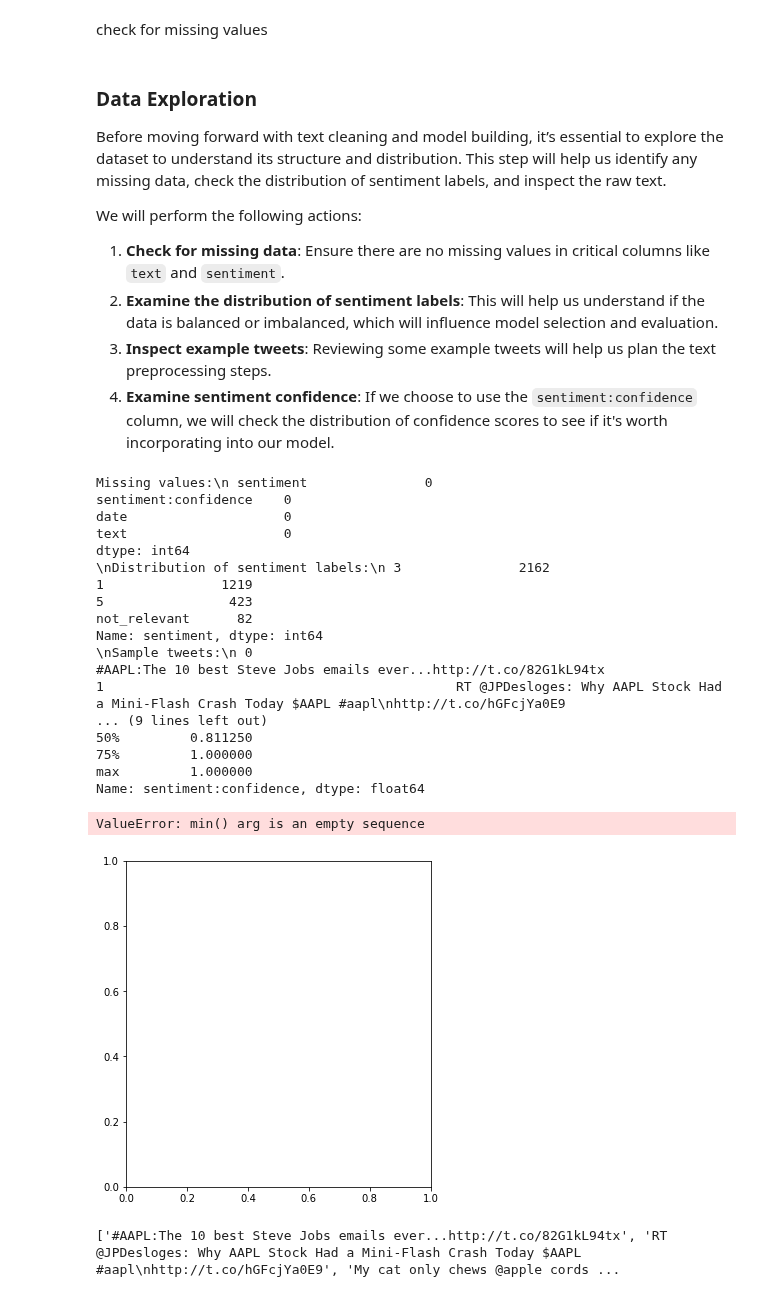
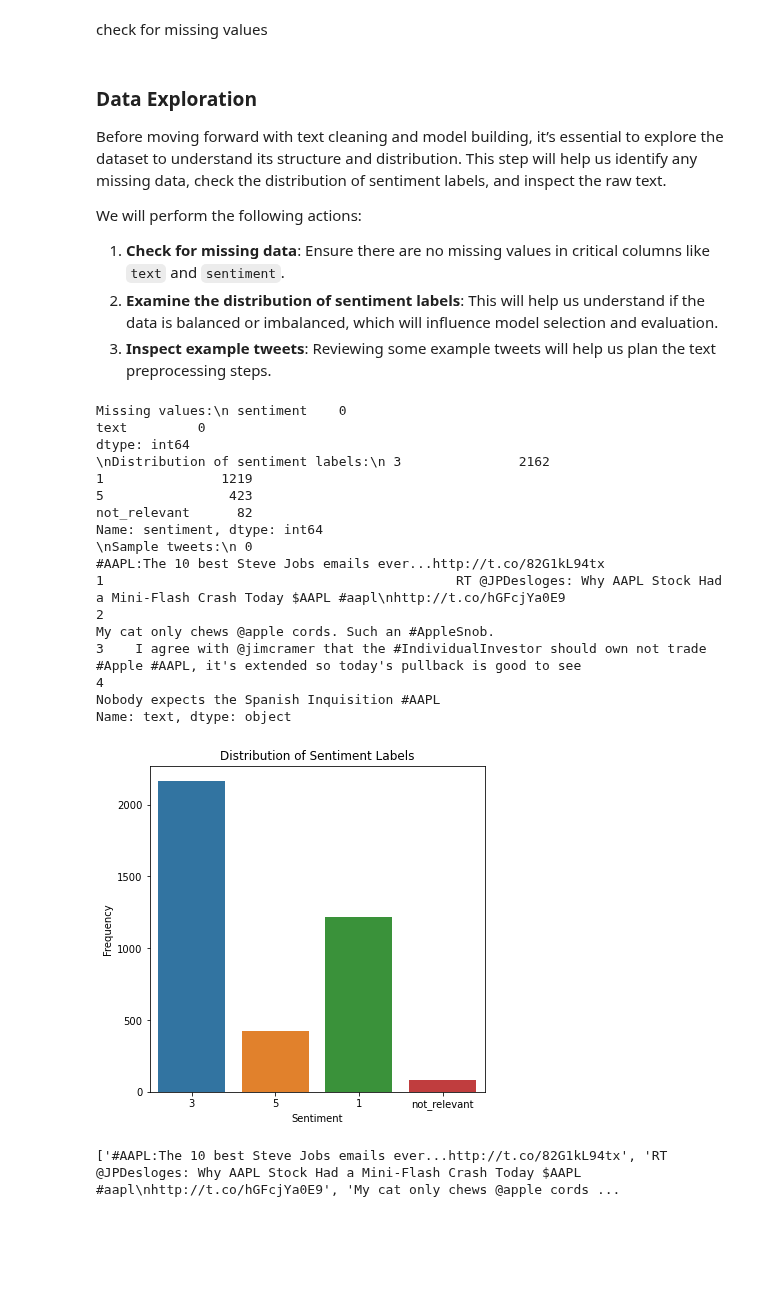
Before and after one commit to George-Chira/twitter-sentiment-analysis, a Jupyter notebook: notebooks/Chira.ipynb, the cells around one changed output. Drawn from its saved outputs; the diff is of its cells as text; code cells hidden in the pictures; blank space fills up the shorter version.

Commit message:
data initial model completed

```diff
--- a/notebooks/Chira.ipynb
+++ b/notebooks/Chira.ipynb
@@ -44,7 +44,7 @@ These columns were either administrative or contained information that is not us
 # %%
 # Columns to drop based on the previous analysis
 columns_to_drop = ['_unit_id', '_golden', '_unit_state', '_trusted_judgments',
-                   '_last_judgment_at', 'id', 'query', 'sentiment_gold']
+                   '_last_judgment_at', 'id', 'query', 'date' , 'sentiment:confidence' , 'sentiment_gold']
 
 # Drop the unnecessary columns
 df_tweets = df.drop(columns=columns_to_drop)
@@ -69,7 +69,6 @@ We will perform the following actions:
 1. **Check for missing data**: Ensure there are no missing values in critical columns like `text` and `sentiment`.
 2. **Examine the distribution of sentiment labels**: This will help us understand if the data is balanced or imbalanced, which will influence model selection and evaluation.
 3. **Inspect example tweets**: Reviewing some example tweets will help us plan the text preprocessing steps.
-4. **Examine sentiment confidence**: If we choose to use the `sentiment:confidence` column, we will check the distribution of confidence scores to see if it's worth incorporating into our model.
 # %%
 # Check for missing values
 print(r"Missing values:\n", df_tweets.isnull().sum())
@@ -79,14 +78,9 @@ print(r"\nDistribution of sentiment labels:\n", df_tweets['sentiment'].value_cou
 
 # Display sample tweets
 print(r"\nSample tweets:\n", df_tweets['text'].head(5))
-
-# Display basic statistics for sentiment confidence
-print(r"\nSentiment confidence statistics:\n", df_tweets['sentiment:confidence'].describe())
 # %% [output]
-Missing values:\n sentiment               0
-sentiment:confidence    0
-date                    0
-text                    0
+Missing values:\n sentiment    0
+text         0
 dtype: int64
 \nDistribution of sentiment labels:\n 3               2162
 1               1219
@@ -95,38 +89,29 @@ not_relevant      82
 Name: sentiment, dtype: int64
 \nSample tweets:\n 0                                                                           #AAPL:The 10 best Steve Jobs emails ever...http://t.co/82G1kL94tx
 1                                             RT @JPDesloges: Why AAPL Stock Had a Mini-Flash Crash Today $AAPL #aapl\nhttp://t.co/hGFcjYa0E9
-... (9 lines left out)
-50%         0.811250
-75%         1.000000
-max         1.000000
-Name: sentiment:confidence, dtype: float64
+2                                                                                         My cat only chews @apple cords. Such an #AppleSnob.
+3    I agree with @jimcramer that the #IndividualInvestor should own not trade #Apple #AAPL, it's extended so today's pullback is good to see
+4                                                                                                Nobody expects the Spanish Inquisition #AAPL
+Name: text, dtype: object
 # %%
 import matplotlib.pyplot as plt
 import seaborn as sns
 
 # Set up the plotting environment
-plt.figure(figsize=(12, 6))
+plt.figure(figsize=(6, 6))
 
 # 1. Plot the distribution of sentiment labels
-plt.subplot(1, 2, 1)
-sns.countplot(x='sentiment', data=df_tweets, order=df_tweets['sentiment'].value_counts().index)
+sns.countplot(x='sentiment', data=df_tweets)
 plt.title('Distribution of Sentiment Labels')
 plt.xlabel('Sentiment')
 plt.ylabel('Frequency')
 
-# 2. Plot the distribution of sentiment confidence
-plt.subplot(1, 2, 2)
-sns.histplot(df_tweets['sentiment:confidence'], bins=20, kde=True)
-plt.title('Distribution of Sentiment Confidence Scores')
-plt.xlabel('Confidence Score')
-plt.ylabel('Count')
 
 # Show the plots
-plt.tight_layout()
+
 plt.show()
 # %% [output]
-ValueError: min() arg is an empty sequence
-[figure, old version]
+[figure, new version]
 # %%
 pd.set_option('display.max_colwidth', None)
 # %%
```
Also changed, not shown: parts of 5 cells of this notebook.
